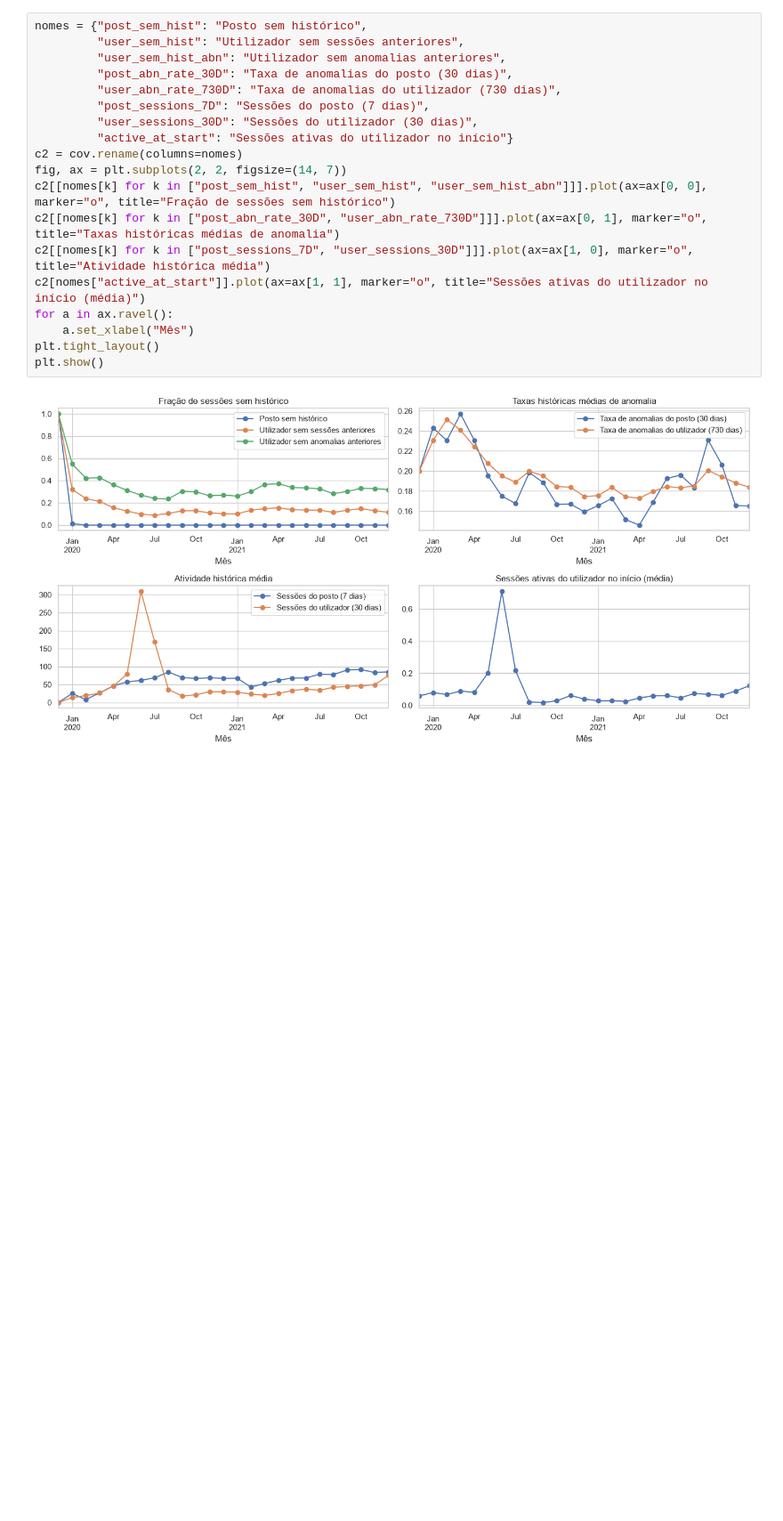
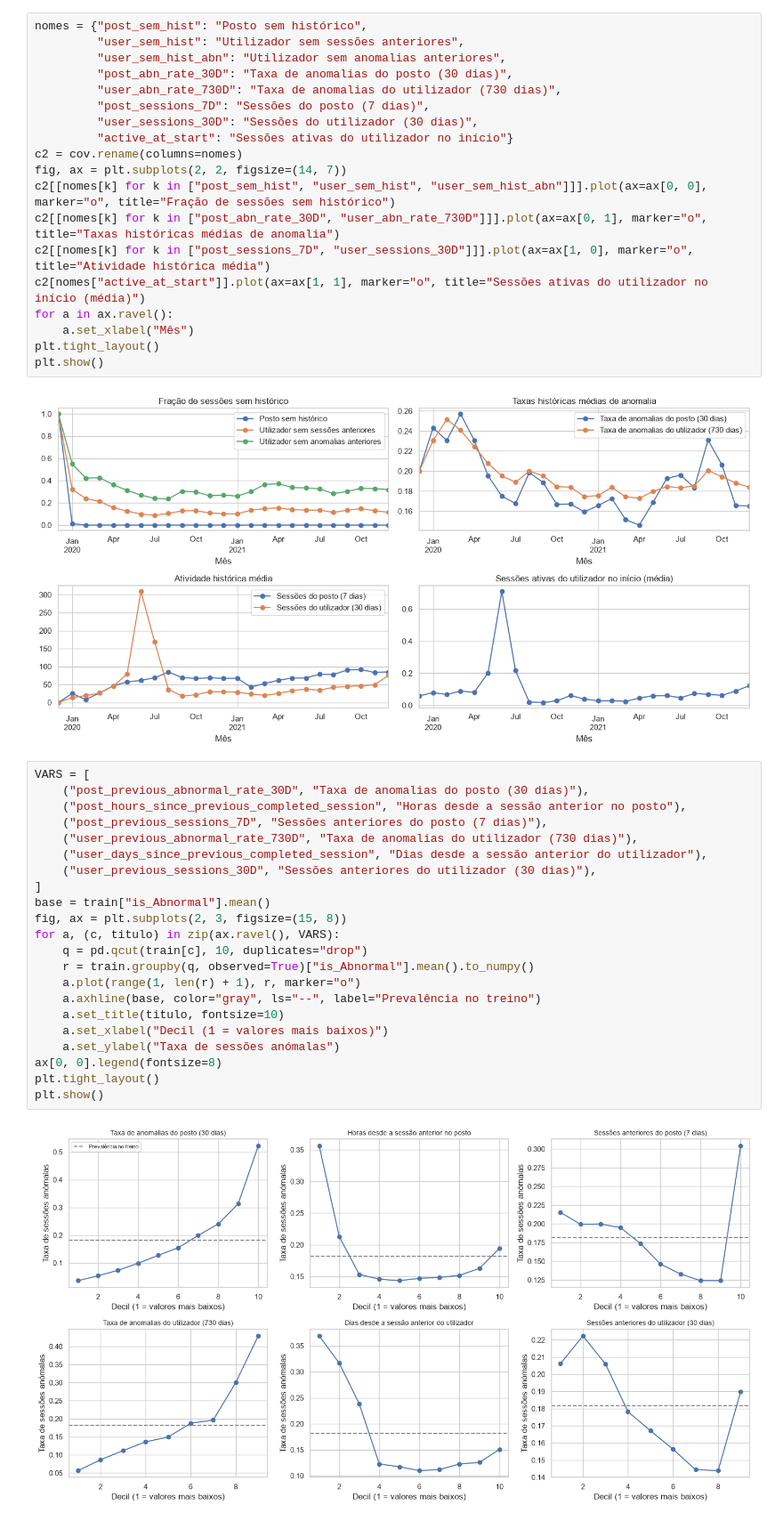
Before and after one commit to 1231478-Ellah-Fleischmann/MINDD-PROJETO, a Jupyter notebook: task1.ipynb, the cells around one changed output. Shown at 89% size. Cells and saved outputs as stored; diff of their text form; blank space fills up the shorter version.

```diff
--- a/task1.ipynb
+++ b/task1.ipynb
@@ -1227,3 +1227,27 @@ plt.tight_layout()
 plt.show()
 # %% [output]
 [figure]
+# %%
+VARS = [
+    ("post_previous_abnormal_rate_30D", "Taxa de anomalias do posto (30 dias)"),
+    ("post_hours_since_previous_completed_session", "Horas desde a sessão anterior no posto"),
+    ("post_previous_sessions_7D", "Sessões anteriores do posto (7 dias)"),
+    ("user_previous_abnormal_rate_730D", "Taxa de anomalias do utilizador (730 dias)"),
+    ("user_days_since_previous_completed_session", "Dias desde a sessão anterior do utilizador"),
+    ("user_previous_sessions_30D", "Sessões anteriores do utilizador (30 dias)"),
+]
+base = train["is_Abnormal"].mean()
+fig, ax = plt.subplots(2, 3, figsize=(15, 8))
+for a, (c, titulo) in zip(ax.ravel(), VARS):
+    q = pd.qcut(train[c], 10, duplicates="drop")
+    r = train.groupby(q, observed=True)["is_Abnormal"].mean().to_numpy()
+    a.plot(range(1, len(r) + 1), r, marker="o")
+    a.axhline(base, color="gray", ls="--", label="Prevalência no treino")
+    a.set_title(titulo, fontsize=10)
+    a.set_xlabel("Decil (1 = valores mais baixos)")
+    a.set_ylabel("Taxa de sessões anómalas")
+ax[0, 0].legend(fontsize=8)
+plt.tight_layout()
+plt.show()
+# %% [output]
+[figure, added]
```
Also changed, not shown: parts of 1 cell of this notebook.
